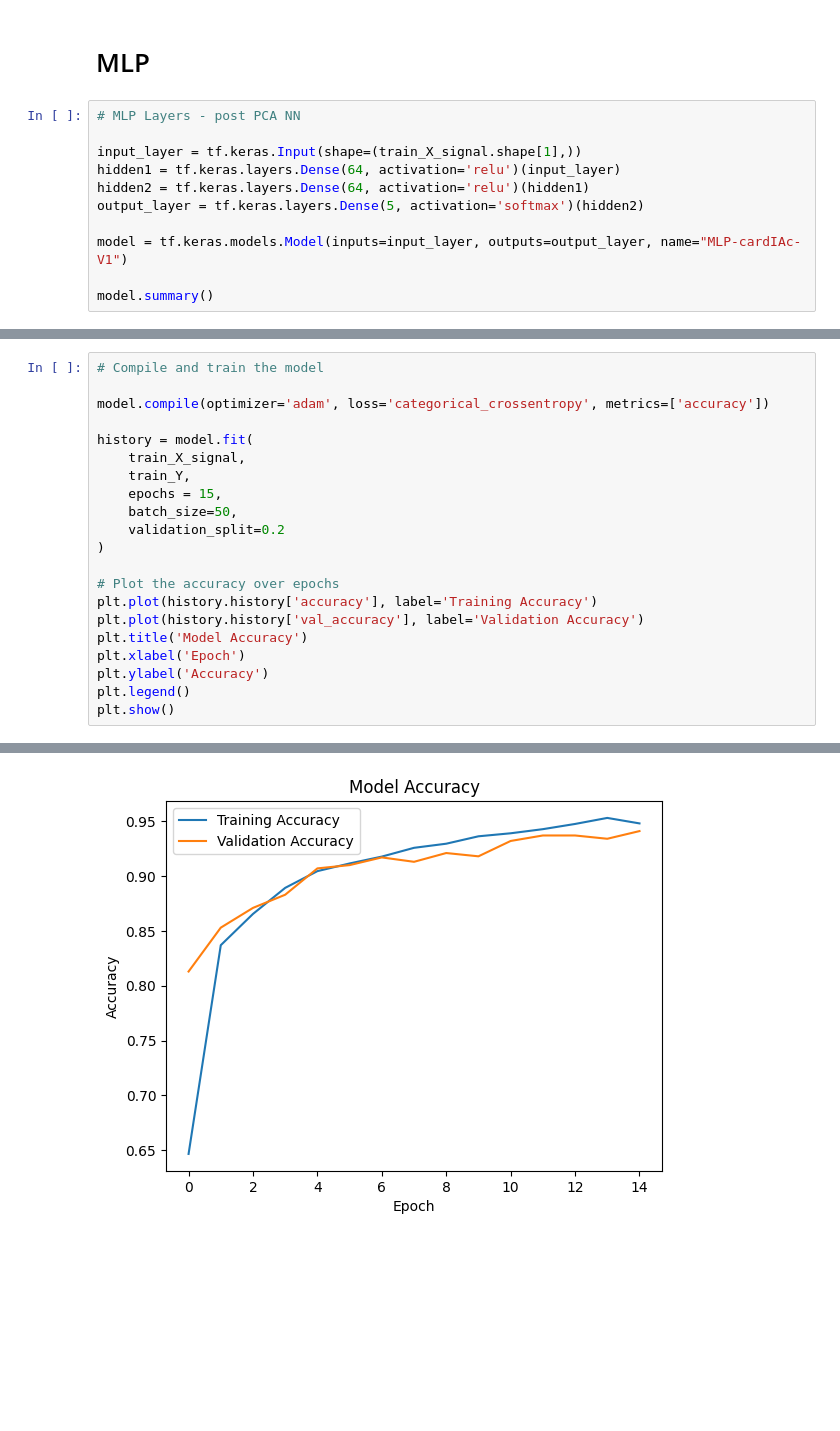
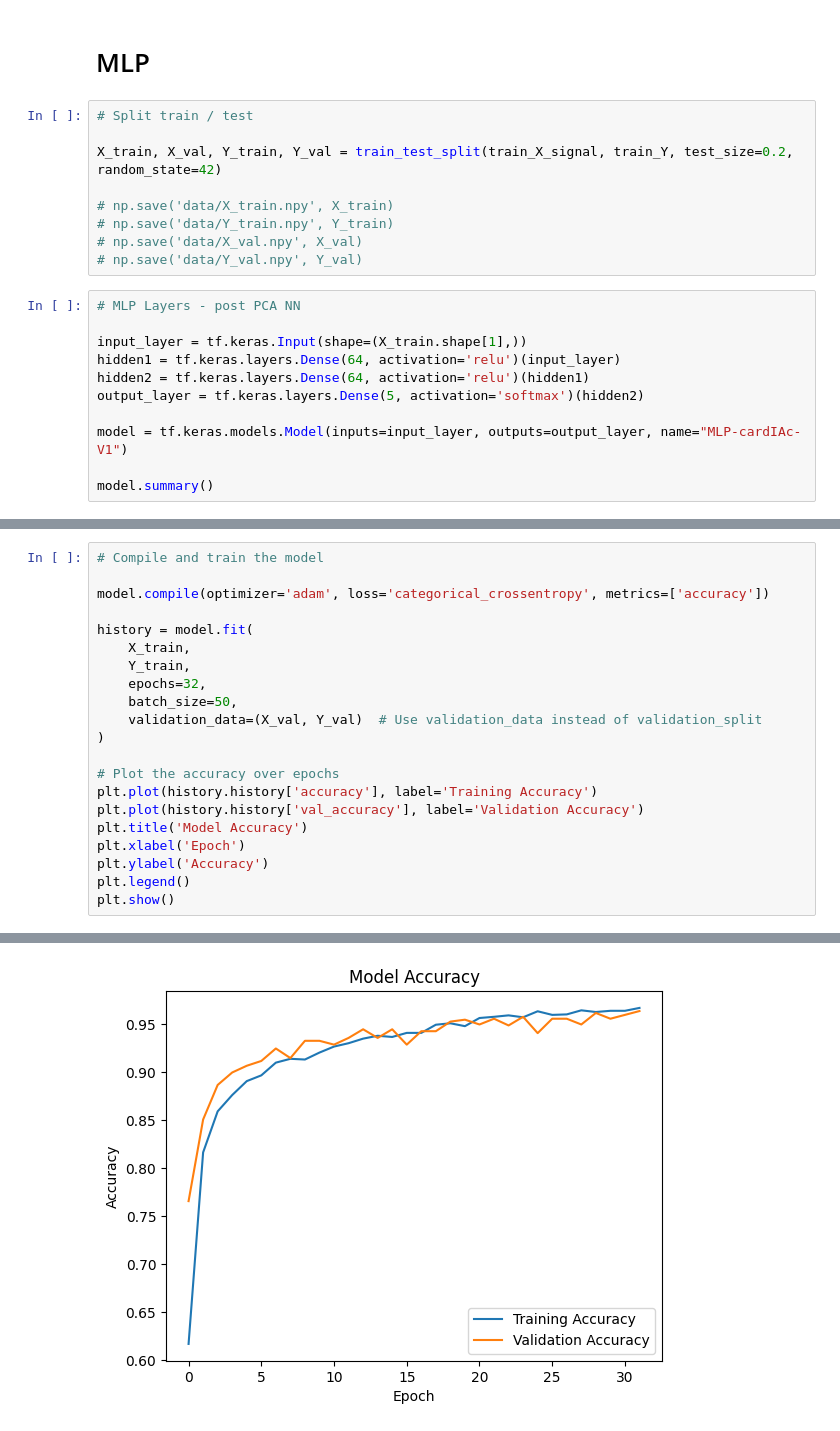
Before and after one commit to kez97460/cardIAc, a Jupyter notebook: neural_network/notebooks/MLP.ipynb, the cells around one changed output, grey strips where cells are left out. Saved outputs shown, nothing was run; the diff lists cells and outputs as text; blank space fills up the shorter version.

```diff
--- a/neural_network/notebooks/MLP.ipynb
+++ b/neural_network/notebooks/MLP.ipynb
@@ -83,10 +84,19 @@ count_occurrences(train_Y_temp)
 {'A': 971, 'L': 995, 'N': 1038, 'R': 1029, 'V': 967}
 # %% [markdown]
 # MLP
+# %%
+# Split train / test
+
+X_train, X_val, Y_train, Y_val = train_test_split(train_X_signal, train_Y, test_size=0.2, random_state=42)
+
+# np.save('data/X_train.npy', X_train)
+# np.save('data/Y_train.npy', Y_train)
+# np.save('data/X_val.npy', X_val)
+# np.save('data/Y_val.npy', Y_val)
 # %%
 # MLP Layers - post PCA NN
 
-input_layer = tf.keras.Input(shape=(train_X_signal.shape[1],))
+input_layer = tf.keras.Input(shape=(X_train.shape[1],))
 hidden1 = tf.keras.layers.Dense(64, activation='relu')(input_layer)
 hidden2 = tf.keras.layers.Dense(64, activation='relu')(hidden1)
 output_layer = tf.keras.layers.Dense(5, activation='softmax')(hidden2)
@@ -116,11 +126,11 @@ Model: "MLP-cardIAc-V1"
 model.compile(optimizer='adam', loss='categorical_crossentropy', metrics=['accuracy'])
 
 history = model.fit(
-    train_X_signal,
-    train_Y,
-    epochs = 15,
+    X_train,
+    Y_train,
+    epochs=32,
     batch_size=50,
-    validation_split=0.2
+    validation_data=(X_val, Y_val)  # Use validation_data instead of validation_split
 )
 
 # Plot the accuracy over epochs
@@ -152 +162 @@ Epoch 15/15
-[figure, old version]
+[figure, new version]
```
Also changed, not shown: parts of 6 cells of this notebook, 16 other files.
